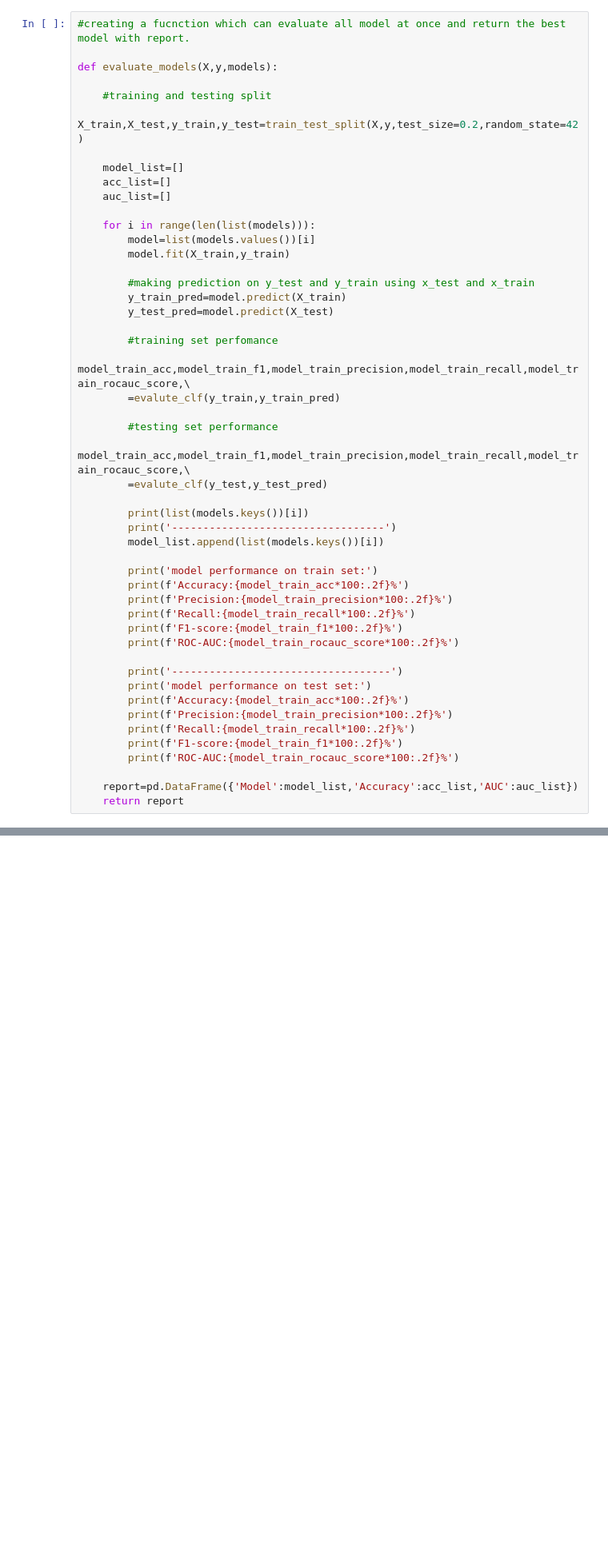
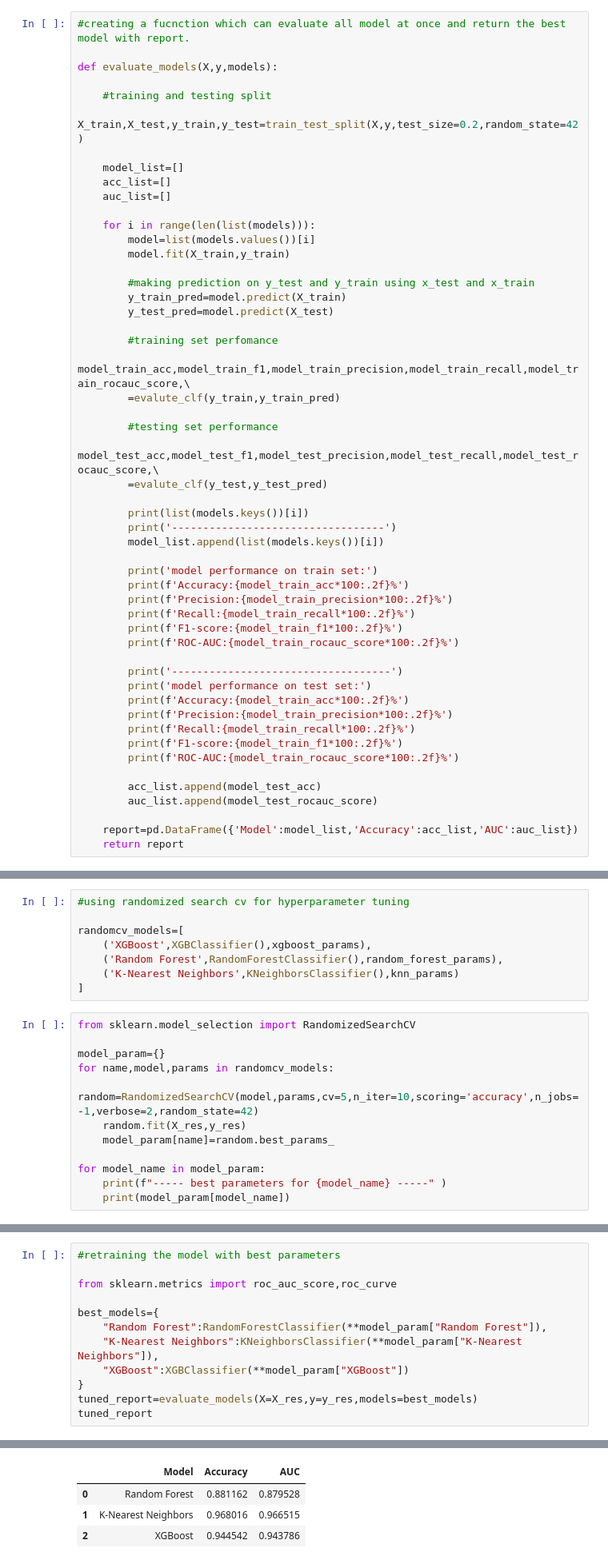
Before and after one commit to akashsharma-2002/us_visa_classifcation_, a Jupyter notebook: notebook/feature_engineering.ipynb, the cells around one changed output, grey strips where cells are left out. Shown at 80% size. Drawn from its saved outputs; the diff is of its cells as text; blank space fills up the shorter version.

```diff
--- a/notebook/feature_engineering.ipynb
+++ b/notebook/feature_engineering.ipynb
@@ -386,7 +386,7 @@ def evaluate_models(X,y,models):
         =evalute_clf(y_train,y_train_pred)
 
         #testing set performance
-        model_train_acc,model_train_f1,model_train_precision,model_train_recall,model_train_rocauc_score,\
+        model_test_acc,model_test_f1,model_test_precision,model_test_recall,model_test_rocauc_score,\
         =evalute_clf(y_test,y_test_pred)
 
         print(list(models.keys())[i])
@@ -408,6 +408,9 @@ def evaluate_models(X,y,models):
         print(f'F1-score:{model_train_f1*100:.2f}%')
         print(f'ROC-AUC:{model_train_rocauc_score*100:.2f}%')
 
+        acc_list.append(model_test_acc)
+        auc_list.append(model_test_rocauc_score)
+
     report=pd.DataFrame({'Model':model_list,'Accuracy':acc_list,'AUC':auc_list})
     return report
 # %% [markdown]
@@ -437,0 +472,20 @@ ValueError: All arrays must be of the same length
+# %%
+#using randomized search cv for hyperparameter tuning
+
+randomcv_models=[
+    ('XGBoost',XGBClassifier(),xgboost_params),
+    ('Random Forest',RandomForestClassifier(),random_forest_params),
+    ('K-Nearest Neighbors',KNeighborsClassifier(),knn_params)
+]
+# %%
+from sklearn.model_selection import RandomizedSearchCV
+
+model_param={}
+for name,model,params in randomcv_models:
+    random=RandomizedSearchCV(model,params,cv=5,n_iter=10,scoring='accuracy',n_jobs=-1,verbose=2,random_state=42)
+    random.fit(X_res,y_res)
+    model_param[name]=random.best_params_
+
+for model_name in model_param:
+    print(f"----- best parameters for {model_name} -----" )
+    print(model_param[model_name])
@@ -437,0 +510,13 @@ ValueError: All arrays must be of the same length
+# %%
+#retraining the model with best parameters
+
+from sklearn.metrics import roc_auc_score,roc_curve
+
+best_models={
+    "Random Forest":RandomForestClassifier(**model_param["Random Forest"]),
+    "K-Nearest Neighbors":KNeighborsClassifier(**model_param["K-Nearest Neighbors"]),
+    "XGBoost":XGBClassifier(**model_param["XGBoost"])
+}
+tuned_report=evaluate_models(X=X_res,y=y_res,models=best_models)
+tuned_report
+# %% [output]
@@ -437,0 +540,4 @@ ValueError: All arrays must be of the same length
+|  | Model | Accuracy | AUC |
+| 0 | Random Forest | 0.881162 | 0.879528 |
+| 1 | K-Nearest Neighbors | 0.968016 | 0.966515 |
+| 2 | XGBoost | 0.944542 | 0.943786 |
```
Also changed, not shown: parts of 6 cells of this notebook, 17 other files.
